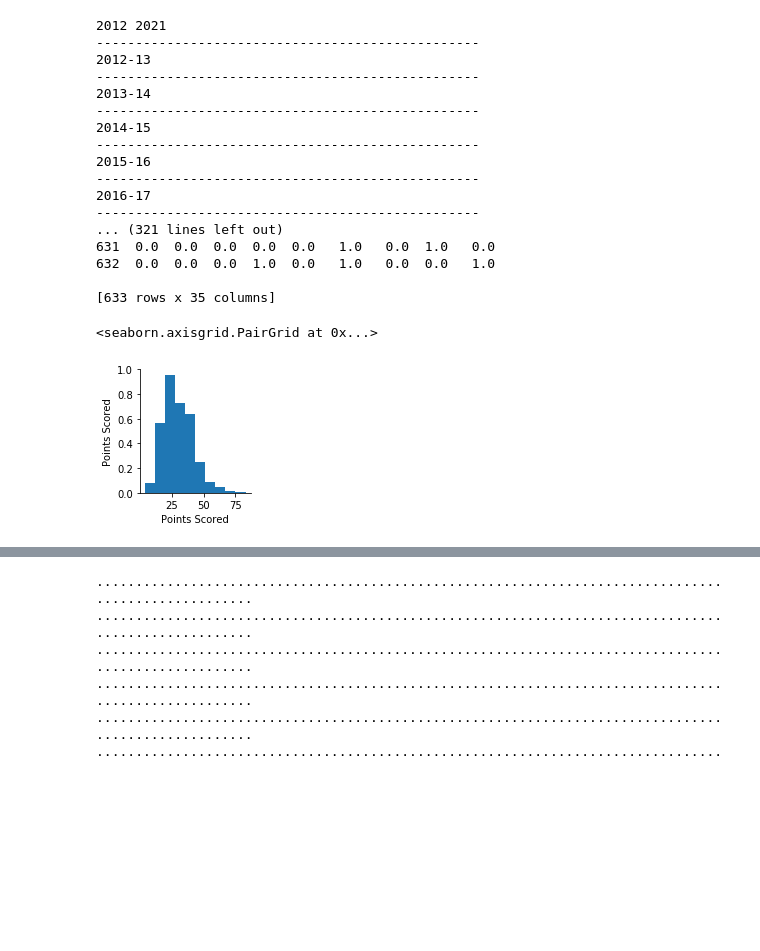
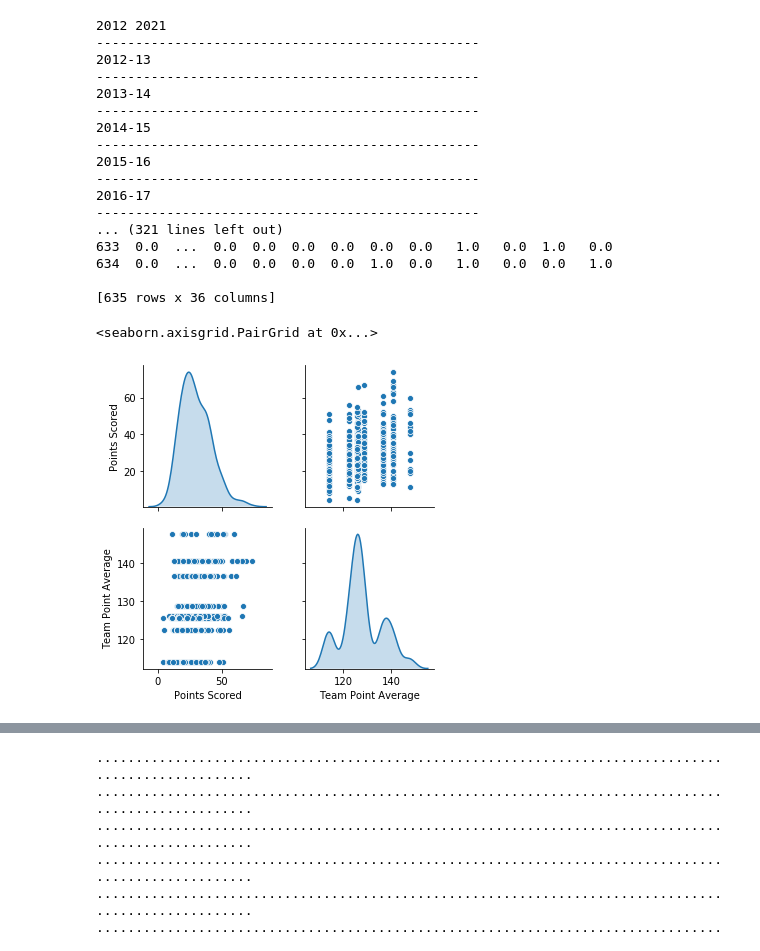
Before and after one commit to RohanPankaj/NBA-Prediction, a Jupyter notebook: Player-Prediction.ipynb, the cells around one changed output, grey strips where cells are left out. Cells and saved outputs as stored; diff of their text form; code cells hidden in the pictures; blank space fills up the shorter version.

Commit message:
Made the 1st predictions! they are still way off. Need to adjust the training data

```diff
--- a/Player-Prediction.ipynb
+++ b/Player-Prediction.ipynb
@@ -38,7 +38,7 @@ class Player(object):
         feild_goals_3pts_raw_data = []
         matchup_raw_data = []
         location = []
-        player_team_average_raw_data = []
+        team_season_point_average_raw_data = []
         opponent_team_average_raw_data = []
         print(self.StartYear, self.LastYear)
         for year in range((self.StartYear), (self.LastYear)):
@@ -56,7 +56,11 @@ class Player(object):
 
 
 
-            player_team_average_raw_data = #TODO: Need to add the player team average raw data
+
+            team_free_throws_average_api_data = teamgamelogs.TeamGameLogs(team_id_nullable=self.TeamID, season_nullable=season).get_data_frames()[0]["FTM"].mean()
+            team_feild_goals_2pts_average_api_data = teamgamelogs.TeamGameLogs(team_id_nullable=self.TeamID, season_nullable=season).get_data_frames()[0]["FGM"].mean()
+            team_feild_goals_3pts_average_api_data = teamgamelogs.TeamGameLogs(team_id_nullable=self.TeamID, season_nullable=season).get_data_frames()[0]["FG3M"].mean()
+            team_season_point_average_api_data = ((team_free_throws_average_api_data) + (team_feild_goals_2pts_average_api_data*2) + (team_feild_goals_3pts_average_api_data*3))
 
 
             for game in range(0, len(game_date_api_data)):
@@ -69,7 +73,7 @@ class Player(object):
                     points_scored_raw_data.append((free_throws_api_data[game])+(feild_goals_2pts_api_data[game]*2)+(feild_goals_3pts_api_data[game]*3))
                     matchup_raw_data.append(matchup_api_data[game])
                     location.append(0)
-                    player_team_average_raw_data.append((teamgamelogs.TeamGameLogs(team_id_nullable=self.TeamID, season_nullable=season).get_data_frames()[0][])
+                    team_season_point_average_raw_data.append(team_season_point_average_api_data)
 
 
         player_data = {
@@ -81,7 +85,8 @@ class Player(object):
         #"Feild Goals 2pts": feild_goals_2pts_raw_data,
         #"Feild Goals 3pts": feild_goals_3pts_raw_data,
         "Matchup": matchup_raw_data,
-        "Location": location
+        "Location": location,
+        "Team Point Average" : team_season_point_average_raw_data
         }
 
         player_dataFrame = pd.DataFrame(data=player_data)
@@ -129,7 +134,7 @@ teams = {
 # %%
 #Data Preparation
 
-test = Player(203081).get_active_player_data()
+test = Player(203081, 1610612757).get_active_player_data()
 
 for i in range(0, len(test)):
 
@@ -227,18 +232,20 @@ print(test)
 2016-17
 -------------------------------------------------
 ... (321 lines left out)
-631  0.0  0.0  0.0  0.0  0.0   1.0   0.0  1.0   0.0
-632  0.0  0.0  0.0  1.0  0.0   1.0   0.0  0.0   1.0
+633  0.0  ...  0.0  0.0  0.0  0.0  0.0  0.0   1.0   0.0  1.0   0.0
+634  0.0  ...  0.0  0.0  0.0  0.0  1.0  0.0   1.0   0.0  0.0   1.0
 
-[633 rows x 35 columns]
+[635 rows x 36 columns]
 # %%
 train_dataset = test.sample(frac=0.8, random_state=0)
 test_dataset = test.drop(train_dataset.index)
+train_dataset = train_dataset.drop(columns=["POR"])
+test_dataset = test_dataset.drop(columns=["POR"])
 # %%
-sns.pairplot(train_dataset[["Points Scored"]])
+sns.pairplot(train_dataset[["Points Scored", "Team Point Average"]], diag_kind="kde" )
 # %% [output]
 <seaborn.axisgrid.PairGrid at 0x...>
-[figure, old version]
+[figure, new version]
 # %%
 train_stats = train_dataset.describe()
 train_stats.pop("Points Scored")
```
Also changed, not shown: parts of 10 cells of this notebook.
